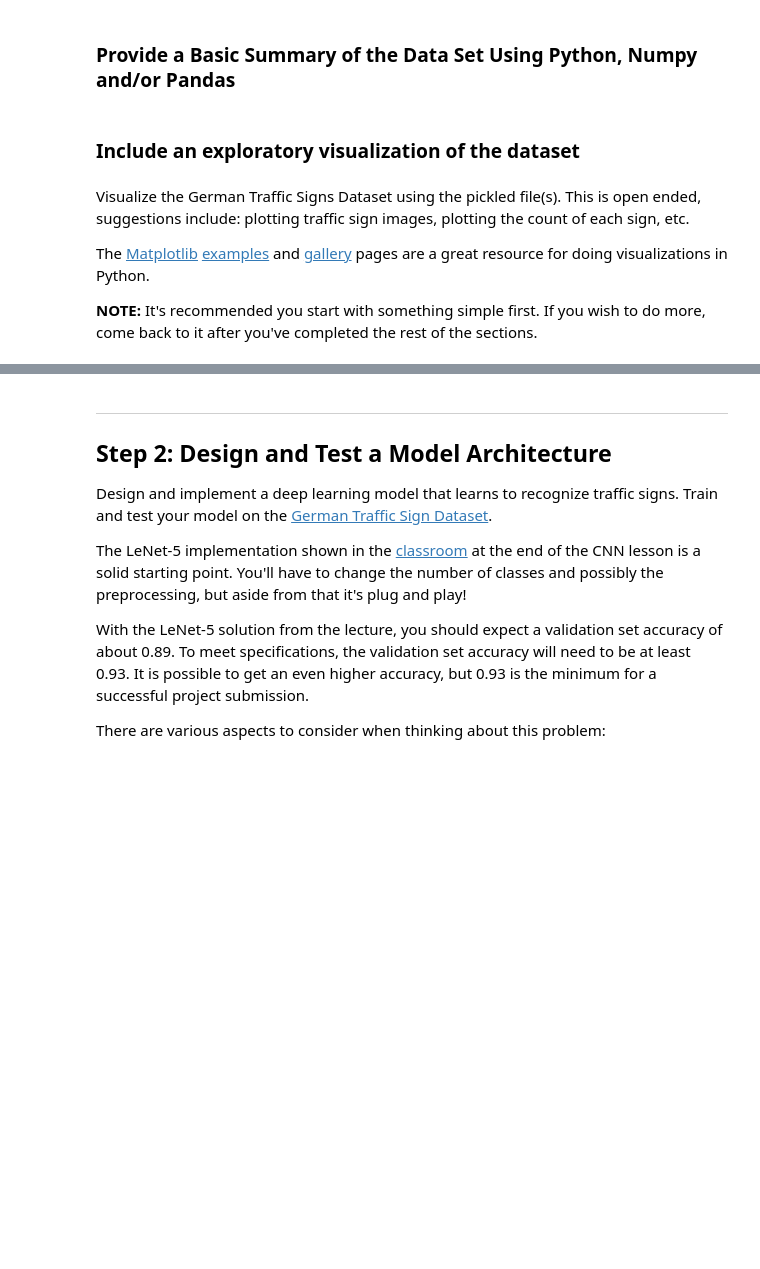
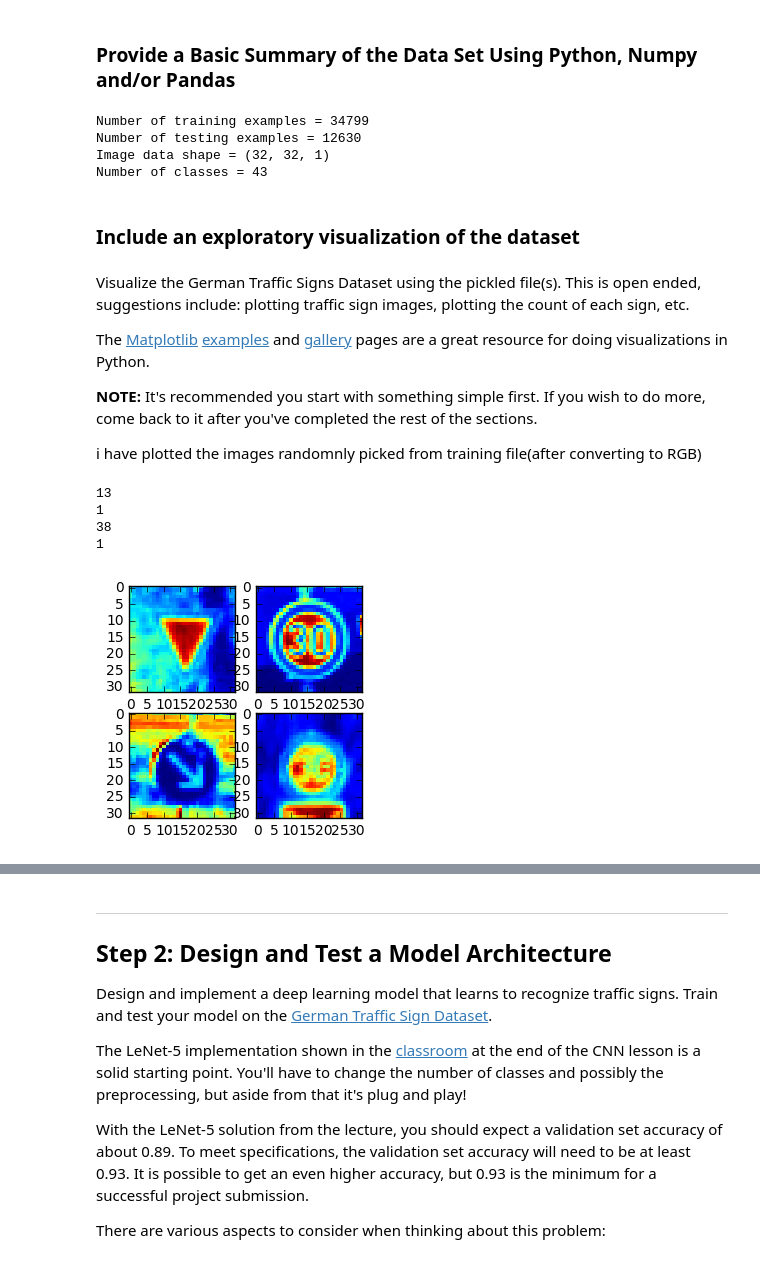
Before and after one commit to anoop6543/TrafficSignalIdentification, a Jupyter notebook: Traffic_Sign_Classifier.ipynb, the cells around one changed output, grey strips where cells are left out. Cells and saved outputs as stored; diff of their text form; code cells hidden in the pictures; blank space fills up the shorter version.

```diff
--- a/Traffic_Sign_Classifier.ipynb
+++ b/Traffic_Sign_Classifier.ipynb
@@ -84,7 +124,6 @@ Complete the basic data summary below. Use python, numpy and/or pandas methods t
 ### Replace each question mark with the appropriate value.
 ### Use python, pandas or numpy methods rather than hard coding the results
 
-X_train,X_valid,y_train,y_valid = train_test_split(X_train,y_train,test_size = 0.2,random_state = 0)
 #X_valid, y_valid = shuffle(X_valid, y_valid)
 
 # TODO: Number of training examples
@@ -94,15 +133,20 @@ n_train = len(X_train)
 n_test = len(X_test)
 
 # TODO: What's the shape of an traffic sign image?
-image_shape = X_train[0].shape
+image_shape = X_train[500].shape
 
 # TODO: How many unique classes/labels there are in the dataset.
-n_classes =  len(y_train)
+n_classes =  len(np.unique(y_train))
 
 print("Number of training examples =", n_train)
 print("Number of testing examples =", n_test)
 print("Image data shape =", image_shape)
 print("Number of classes =", n_classes)
+# %% [output]
+Number of training examples = 34799
+Number of testing examples = 12630
+Image data shape = (32, 32, 1)
+Number of classes = 43
 # %% [markdown]
 ### Include an exploratory visualization of the dataset
 # %% [markdown]
@@ -111,42 +155,44 @@ Visualize the German Traffic Signs Dataset using the pickled file(s). This is op
 The [Matplotlib](http://matplotlib.org/) [examples](http://matplotlib.org/examples/index.html) and [gallery](http://matplotlib.org/gallery.html) pages are a great resource for doing visualizations in Python.
 
 **NOTE:** It's recommended you start with something simple first. If you wish to do more, come back to it after you've completed the rest of the sections.
+
+i have plotted the images randomnly picked from training file(after converting to RGB)
 # %%
 ### Data exploration visualization code goes here.
 ### Feel free to use as many code cells as needed.
-#from sklearn.utils import shuffle
-%matplotlib inline
 
 # Visualizations will be shown in the notebook.
 index1 = random.randint(0, len(X_train))
 image1 = X_train[index1].squeeze()
 
 index2 = random.randint(0, len(X_train))
 image2 = X_train[index2].squeeze()
 
 index3 = random.randint(0, len(X_train))
 image3 = X_train[index3].squeeze()
 
 index4 = random.randint(0, len(X_train))
 image4 = X_train[index4].squeeze()
 
-plt.figure(figsize = (5,5))
+plt.figure(figsize = (3,3))
 plt.subplot(2,2,1)
-#plt.figure(figsize=(5,5))
 plt.imshow(image1, interpolation = 'nearest')
 print(y_train[index1])
 
 plt.subplot(2,2,2)
-#plt.figure(figsize=(5,5))
 plt.imshow(image2, interpolation = 'nearest')
 print(y_train[index2])
 
 plt.subplot(2,2,3)
-#plt.figure(figsize=(5,5))
 plt.imshow(image3, interpolation = 'nearest')
 print(y_train[index3])
 
 plt.subplot(2,2,4)
-#plt.figure(figsize=(5,5))
 plt.imshow(image4, interpolation = 'nearest')
 print(y_train[index4])
+# %% [output]
+13
+1
+38
+1
+[figure, added]
```
Also changed, not shown: parts of 35 cells of this notebook, 14 other files.
